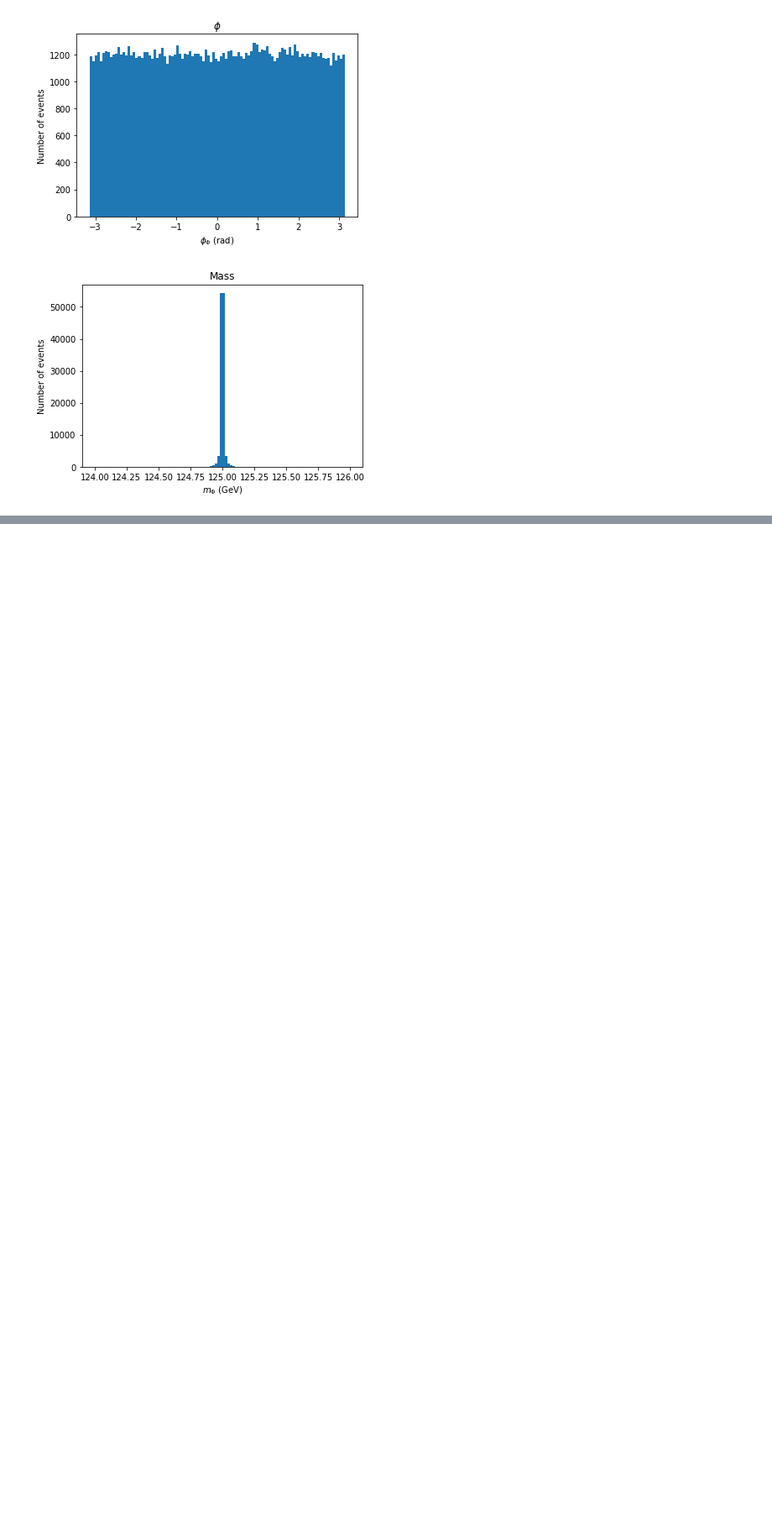
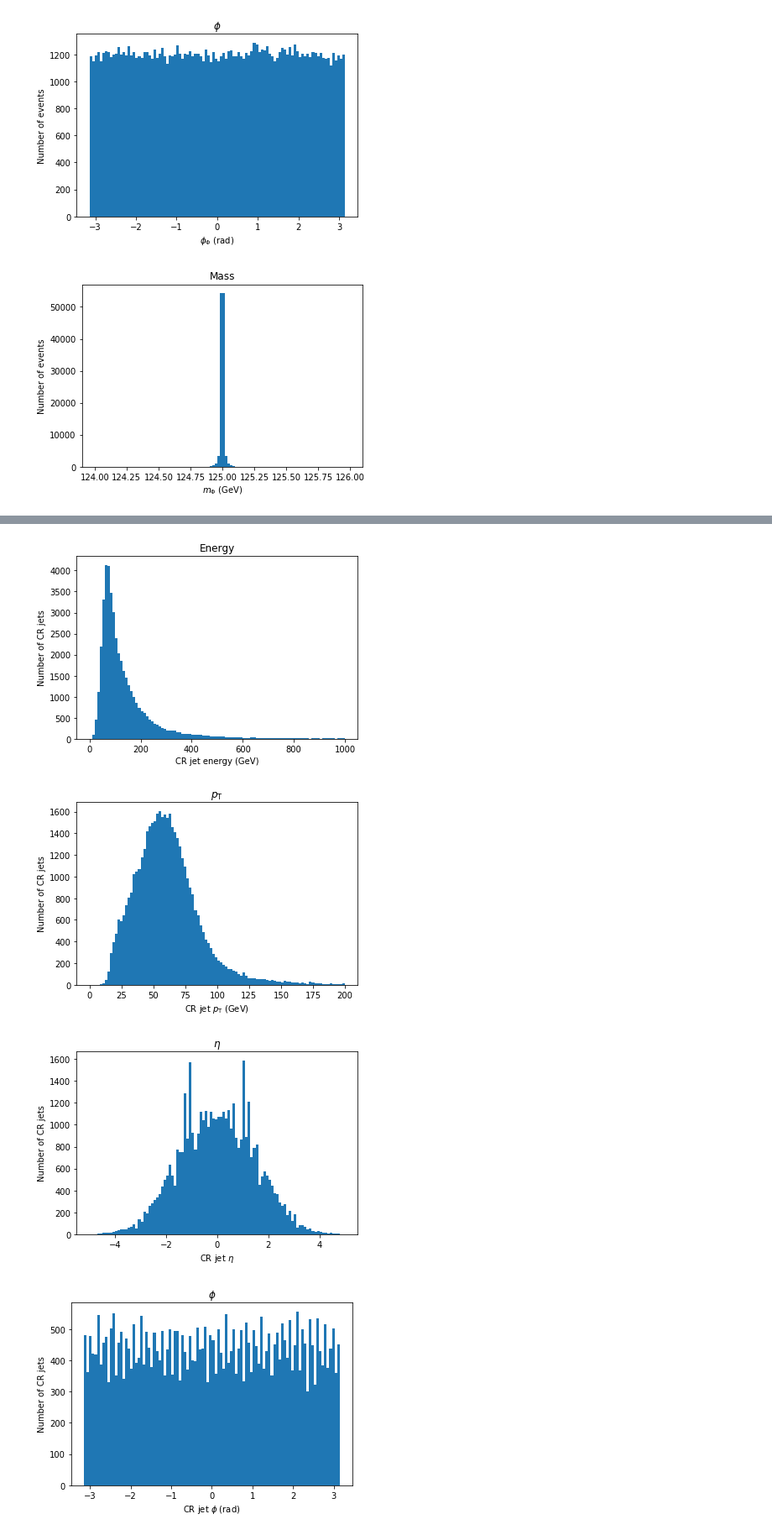
Before and after one commit to masonproffitt/BDTTrainingAnalysisLanguage, a Jupyter notebook: examples/p4_test.ipynb, the cells around one changed output, grey strips where cells are left out. Shown at 84% size. Drawn from its saved outputs; the diff is of its cells as text; code cells hidden in the pictures; blank space fills up the shorter version.

```diff
--- a/examples/p4_test.ipynb
+++ b/examples/p4_test.ipynb
@@ -392,0 +392,3 @@ Clearly the first jet matches the first LLP. It looks like the second LLP is a b
+# %%
+pair_jet_indices, pair_llp_indices = jet_p4.argcross(LLP_p4).unzip()
+print('There are', len(pair_jet_indices.flatten()), 'unique pairs of jets and LLPs across all', len(jet_p4), 'events.')
@@ -392,0 +447,16 @@ Clearly the first jet matches the first LLP. It looks like the second LLP is a b
+# %%
+import numpy as np
+pair_jet_p4 = jet_p4[pair_jet_indices]
+pair_llp_p4 = LLP_p4[pair_llp_indices]
+pair_llp_lxy = LLP_Lxy[pair_llp_indices]
+pair_llp_lz = LLP_Lz[pair_llp_indices]
+pair_cr_jet_indices = np.bitwise_and(
+    pair_dR < 0.2,
+    np.bitwise_or(
+        np.bitwise_and(abs(pair_jet_p4.eta()) < 1.4, np.bitwise_and(1800 < pair_llp_lxy, pair_llp_lxy < 4000)),
+        np.bitwise_and(abs(pair_jet_p4.eta()) > 1.4, pair_llp_lz > 3500)
+    )
+)
+cr_jets_indices = pair_jet_indices[pair_cr_jet_indices]
+cr_jets = jet_p4[cr_jets_indices]
+print('Total CR jets:', len(cr_jets.flatten()))
@@ -392,0 +468,35 @@ Clearly the first jet matches the first LLP. It looks like the second LLP is a b
+# %%
+plt.hist(cr_jets.E().flatten(), 100, (0,1000))
+plt.title('Energy')
+plt.xlabel('CR jet energy (GeV)')
+plt.ylabel('Number of CR jets')
+plt.show()
+
+plt.hist(cr_jets.pT().flatten(), 100, (0,200))
+plt.title('$p_\\mathrm{T}$')
+plt.xlabel('CR jet $p_\\mathrm{T}$ (GeV)')
+plt.ylabel('Number of CR jets')
+plt.show()
+
+plt.hist(cr_jets.eta().flatten(), 100, (-5,5))
+plt.title('$\\eta$')
+plt.xlabel('CR jet $\\eta$')
+plt.ylabel('Number of CR jets')
+plt.show()
+
+plt.hist(cr_jets.phi().flatten(), 100, (-pi,pi))
+plt.title('$\\phi$')
+plt.xlabel('CR jet $\\phi$ (rad)')
+plt.ylabel('Number of CR jets')
+plt.show()
+
+plt.hist(cr_jets.m().flatten(), 100, (0,30))
+plt.title('Mass')
+plt.xlabel('CR jet mass (GeV)')
+plt.ylabel('Number of CR jets')
+plt.show()
+# %% [output]
+[figure, added]
+[figure, added]
+[figure, added]
+[figure, added]
```
Also changed, not shown: parts of 25 cells of this notebook.
